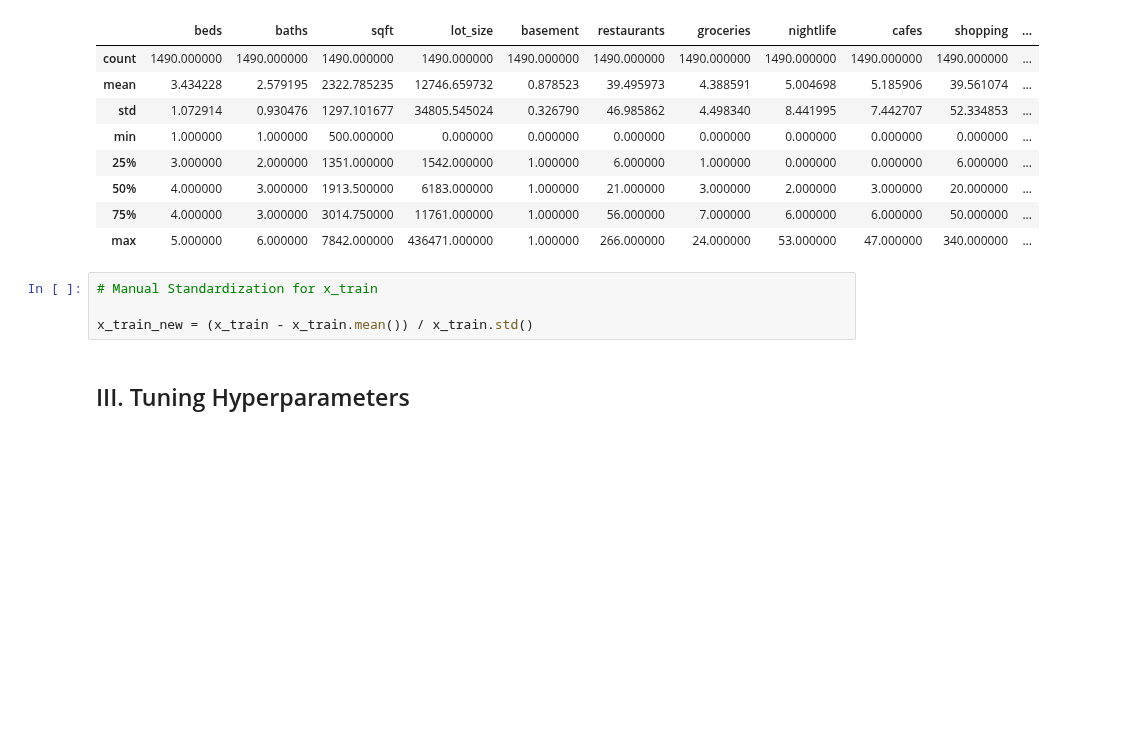
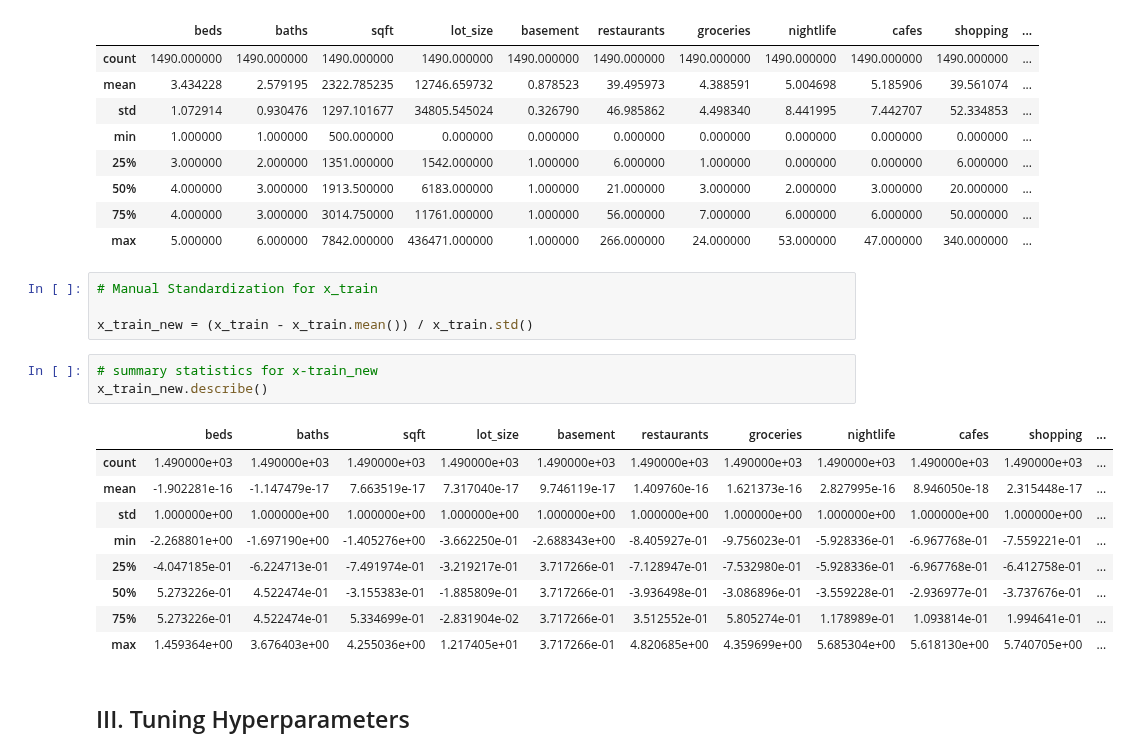
Before and after one commit to tundeiness/Real-Estate-Tycoon, a Jupyter notebook: 5 - Workbook - Model Training.ipynb, the cells around one changed output. Drawn from its saved outputs; the diff is of its cells as text; blank space fills up the shorter version.

Commit message:
display summary statistics for x_train_new

```diff
--- a/5 - Workbook - Model Training.ipynb
+++ b/5 - Workbook - Model Training.ipynb
@@ -104,6 +104,19 @@ x_train.describe()
 # Manual Standardization for x_train
 
 x_train_new = (x_train - x_train.mean()) / x_train.std()
+# %%
+# summary statistics for x-train_new
+x_train_new.describe()
+# %% [output]
+|  | beds | baths | sqft | lot_size | basement | restaurants | groceries | nightlife | cafes | shopping | ... |
+| count | 1.490000e+03 | 1.490000e+03 | 1.490000e+03 | 1.490000e+03 | 1.490000e+03 | 1.490000e+03 | 1.490000e+03 | 1.490000e+03 | 1.490000e+03 | 1.490000e+03 | ... |
+| mean | -1.902281e-16 | -1.147479e-17 | 7.663519e-17 | 7.317040e-17 | 9.746119e-17 | 1.409760e-16 | 1.621373e-16 | 2.827995e-16 | 8.946050e-18 | 2.315448e-17 | ... |
+| std | 1.000000e+00 | 1.000000e+00 | 1.000000e+00 | 1.000000e+00 | 1.000000e+00 | 1.000000e+00 | 1.000000e+00 | 1.000000e+00 | 1.000000e+00 | 1.000000e+00 | ... |
+| min | -2.268801e+00 | -1.697190e+00 | -1.405276e+00 | -3.662250e-01 | -2.688343e+00 | -8.405927e-01 | -9.756023e-01 | -5.928336e-01 | -6.967768e-01 | -7.559221e-01 | ... |
+| 25% | -4.047185e-01 | -6.224713e-01 | -7.491974e-01 | -3.219217e-01 | 3.717266e-01 | -7.128947e-01 | -7.532980e-01 | -5.928336e-01 | -6.967768e-01 | -6.412758e-01 | ... |
+| 50% | 5.273226e-01 | 4.522474e-01 | -3.155383e-01 | -1.885809e-01 | 3.717266e-01 | -3.936498e-01 | -3.086896e-01 | -3.559228e-01 | -2.936977e-01 | -3.737676e-01 | ... |
+| 75% | 5.273226e-01 | 4.522474e-01 | 5.334699e-01 | -2.831904e-02 | 3.717266e-01 | 3.512552e-01 | 5.805274e-01 | 1.178989e-01 | 1.093814e-01 | 1.994641e-01 | ... |
+| max | 1.459364e+00 | 3.676403e+00 | 4.255036e+00 | 1.217405e+01 | 3.717266e-01 | 4.820685e+00 | 4.359699e+00 | 5.685304e+00 | 5.618130e+00 | 5.740705e+00 | ... |
 # %% [markdown]
 ## III. Tuning Hyperparameters
 # %% [markdown]
```
